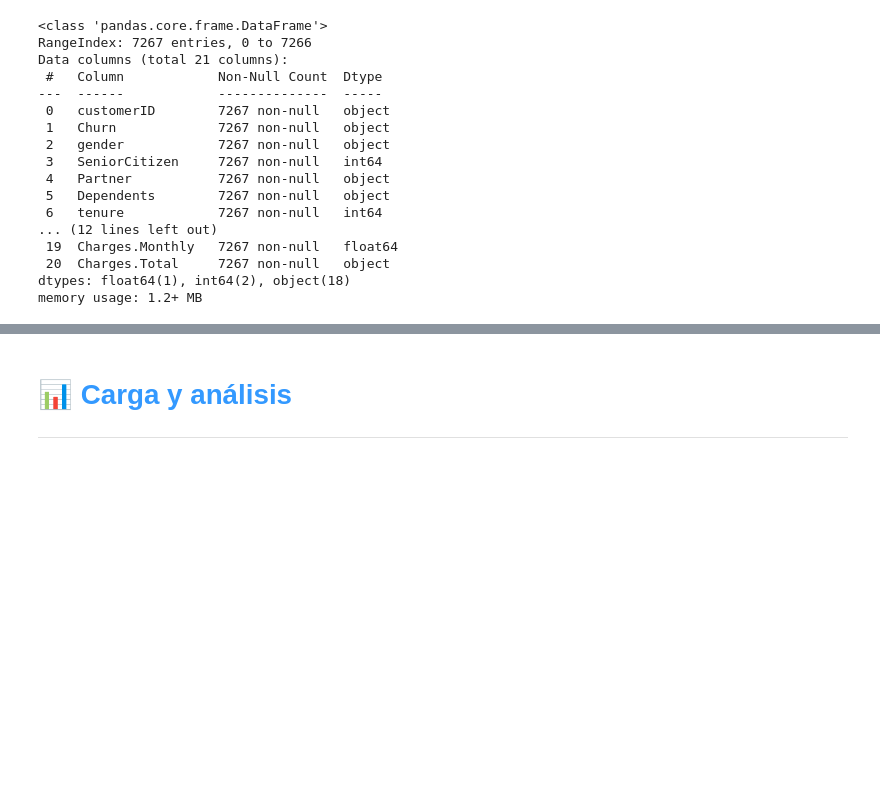
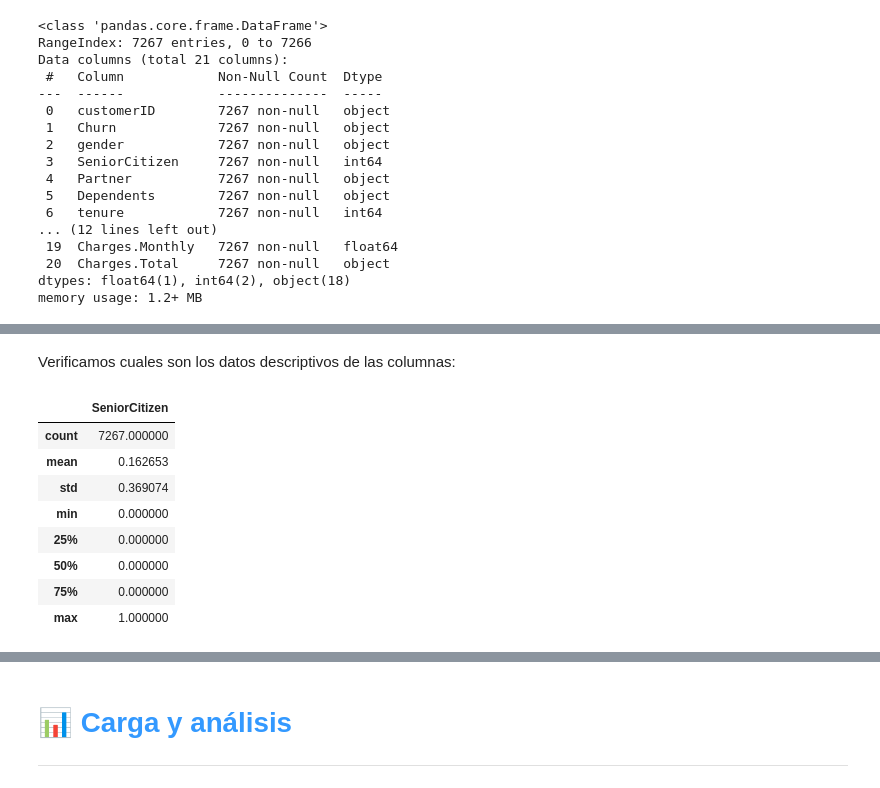
Before and after one commit to carloslozano-rg/challenge-telecom-x, a Jupyter notebook: TelecomX_LATAM.ipynb, the cells around one changed output, grey strips where cells are left out. Saved outputs shown, nothing was run; the diff lists cells and outputs as text; code cells hidden in the pictures; blank space fills up the shorter version.

```diff
--- a/TelecomX_LATAM.ipynb
+++ b/TelecomX_LATAM.ipynb
@@ -195,0 +637,14 @@ memory usage: 1.2+ MB
+# %% [markdown]
+Verificamos cuales son los datos descriptivos de las columnas:
+# %%
+telecom_x_normalizado[columnas_booleanas].describe(include='int64')
+# %% [output]
+|  | SeniorCitizen |
+| count | 7267.000000 |
+| mean | 0.162653 |
+| std | 0.369074 |
+| min | 0.000000 |
+| 25% | 0.000000 |
+| 50% | 0.000000 |
+| 75% | 0.000000 |
+| max | 1.000000 |
```
Also changed, not shown: parts of 94 cells of this notebook.
